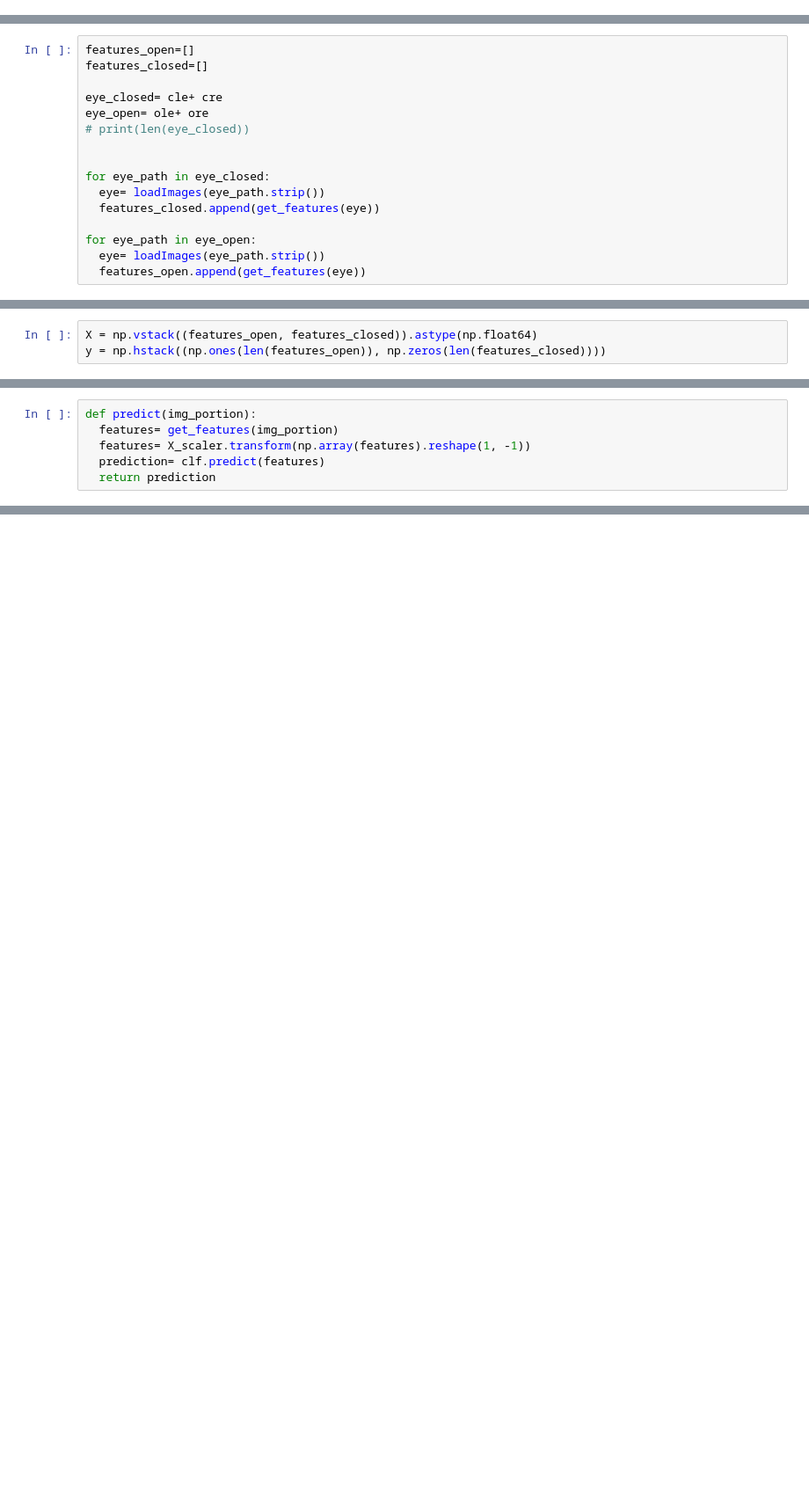
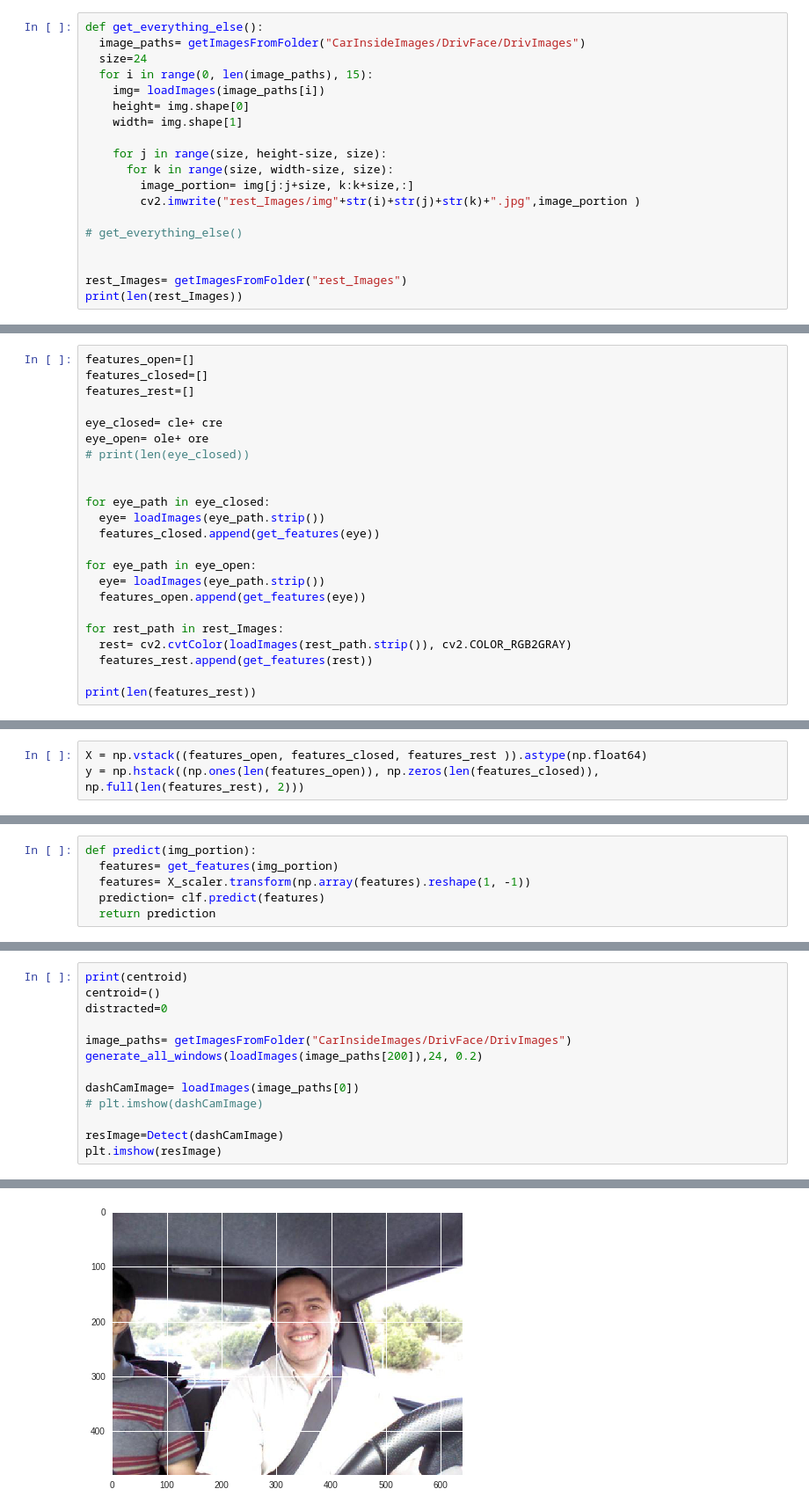
Before and after one commit to NeerajGulia/Simple-eye-detection-tests-ML, a Jupyter notebook: main.ipynb, the cells around one changed output, grey strips where cells are left out. Shown: that part at 88% size. Saved outputs shown, nothing was run; the diff lists cells and outputs as text; blank space fills up the shorter version.

```diff
--- a/main.ipynb
+++ b/main.ipynb
@@ -107,3 +108,22 @@ def get_features(img):
   x = np.array(get_hog_features(img, 7, 6, 1))
   y = get_image_features(img)
   return np.concatenate((x,y))
+# %%
+def get_everything_else():
+  image_paths= getImagesFromFolder("CarInsideImages/DrivFace/DrivImages")
+  size=24
+  for i in range(0, len(image_paths), 15):
+    img= loadImages(image_paths[i])
+    height= img.shape[0]
+    width= img.shape[1]
+
+    for j in range(size, height-size, size):
+      for k in range(size, width-size, size):
+        image_portion= img[j:j+size, k:k+size,:]
+        cv2.imwrite("rest_Images/img"+str(i)+str(j)+str(k)+".jpg",image_portion )
+
+# get_everything_else()
+
+
+rest_Images= getImagesFromFolder("rest_Images")
+print(len(rest_Images))
@@ -110,6 +132,7 @@ def get_features(img):
 # %%
 features_open=[]
 features_closed=[]
+features_rest=[]
 
 eye_closed= cle+ cre
 eye_open= ole+ ore
@@ -123,6 +146,12 @@ for eye_path in eye_closed:
 for eye_path in eye_open:
   eye= loadImages(eye_path.strip())
   features_open.append(get_features(eye))
+
+for rest_path in rest_Images:
+  rest= cv2.cvtColor(loadImages(rest_path.strip()), cv2.COLOR_RGB2GRAY)
+  features_rest.append(get_features(rest))
+
+print(len(features_rest))
 # %% [output]
 /usr/local/lib/python3.6/dist-packages/skimage/feature/_hog.py:119: skimage_deprecation: Default value of `block_norm`==`L1` is deprecated and will be changed to `L2-Hys` in v0.15
   'be changed to `L2-Hys` in v0.15', skimage_deprecation)
@@ -129,6 +159,6 @@ for eye_path in eye_open:
 # %%
-X = np.vstack((features_open, features_closed)).astype(np.float64)
-y = np.hstack((np.ones(len(features_open)), np.zeros(len(features_closed))))
+X = np.vstack((features_open, features_closed, features_rest )).astype(np.float64)
+y = np.hstack((np.ones(len(features_open)), np.zeros(len(features_closed)), np.full(len(features_rest), 2)))
 # %%
 
 from sklearn.model_selection import train_test_split
@@ -235,0 +283,14 @@ def Detect(img):
+# %%
+print(centroid)
+centroid=()
+distracted=0
+
+image_paths= getImagesFromFolder("CarInsideImages/DrivFace/DrivImages")
+generate_all_windows(loadImages(image_paths[200]),24, 0.2)
+
+dashCamImage= loadImages(image_paths[0])
+# plt.imshow(dashCamImage)
+
+resImage=Detect(dashCamImage)
+plt.imshow(resImage)
+# %% [output]
@@ -235,0 +303 @@ def Detect(img):
+[figure, added]
```
Also changed, not shown: parts of 10 cells of this notebook.
